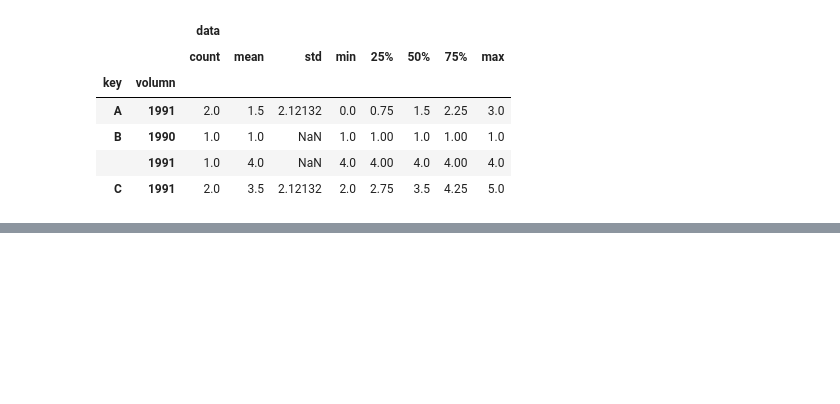
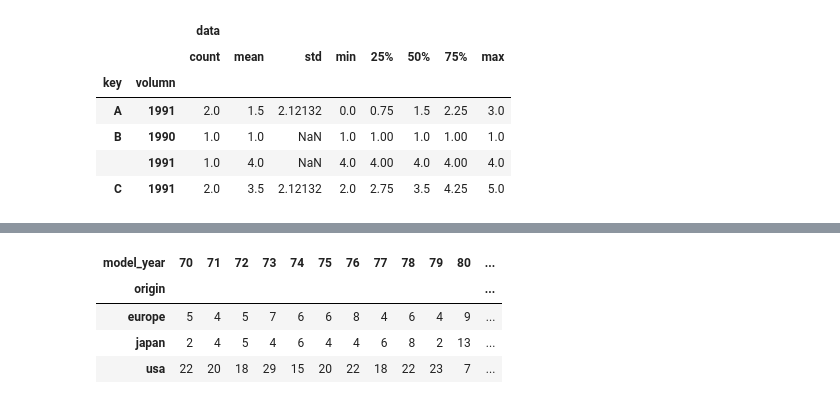
Before and after one commit to lindholmen/DataScienceLearningTutorial, a Jupyter notebook: notebooks/numpy_practice_notebook_version.ipynb, the cells around one changed output, grey strips where cells are left out. Cells and saved outputs as stored; diff of their text form; code cells hidden in the pictures; blank space fills up the shorter version.

```diff
--- a/notebooks/numpy_practice_notebook_version.ipynb
+++ b/notebooks/numpy_practice_notebook_version.ipynb
@@ -2927,0 +3034,8 @@ groupby_key_and_volumn.describe()
+# %%
+pd.crosstab(index=mpg['origin'], columns=mpg['model_year'])
+# %% [output]
+| model_year | 70 | 71 | 72 | 73 | 74 | 75 | 76 | 77 | 78 | 79 | 80 | ... |
+| origin |  |  |  |  |  |  |  |  |  |  |  | ... |
+| europe | 5 | 4 | 5 | 7 | 6 | 6 | 8 | 4 | 6 | 4 | 9 | ... |
+| japan | 2 | 4 | 5 | 4 | 6 | 4 | 4 | 6 | 8 | 2 | 13 | ... |
+| usa | 22 | 20 | 18 | 29 | 15 | 20 | 22 | 18 | 22 | 23 | 7 | ... |
```
Also changed, not shown: parts of 25 cells of this notebook.
